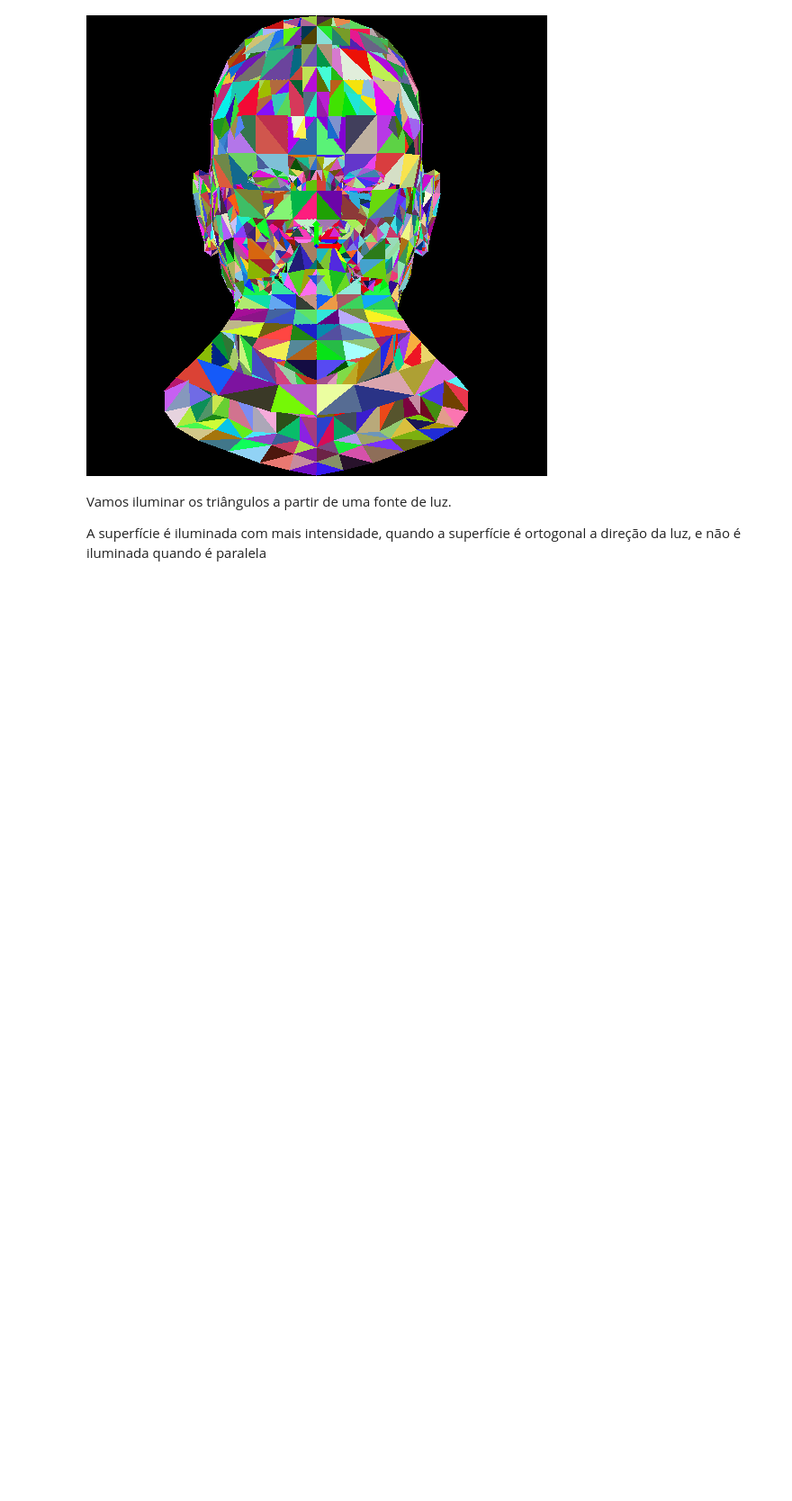
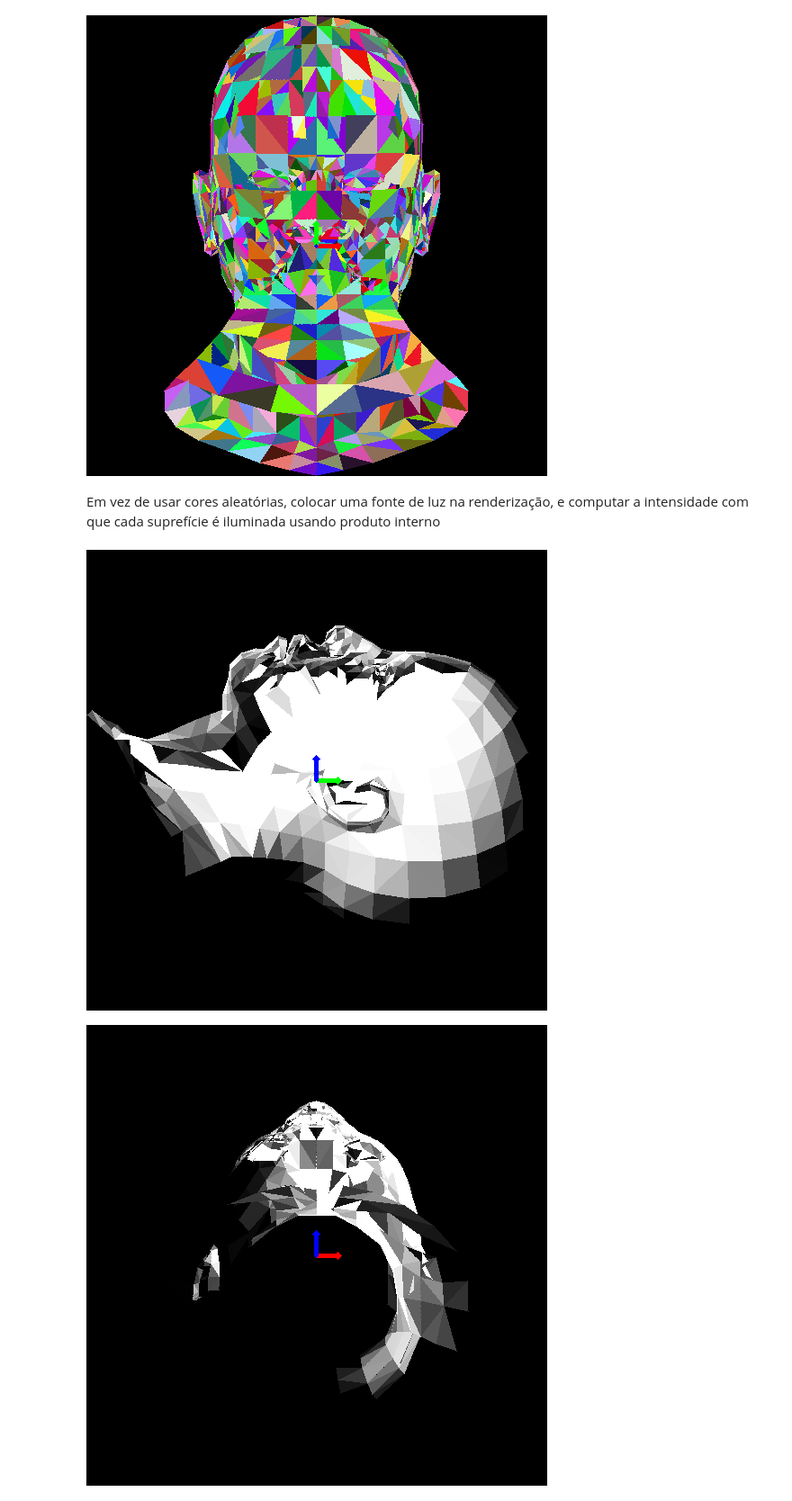
Before and after one commit to Edwolt/TinyRenderer-PythonNotebook, a Jupyter notebook: TinyRenderer.ipynb, the cells around one changed output. Shown at 90% size. Drawn from its saved outputs; the diff is of its cells as text; code cells hidden in the pictures; blank space fills up the shorter version.

Commit message:
Triângulos com sombra

```diff
--- a/TinyRenderer.ipynb
+++ b/TinyRenderer.ipynb
@@ -183,14 +188,31 @@ def produto_externo(u, v):
     x1, y1 = v[:, 0]
     return x0 * y1 - y0 * x1
 
+def norma(u):
+  return sqrt(produto_interno(u, u))
+
+def normalizar(u):
+  return u / norma(u)
+
+
 print(f"produto_interno(criar_vetor(1, 0), criar_vetor(0, 1)) = {produto_interno(criar_vetor(1, 0), criar_vetor(0, 1))}")
 print(f"produto_interno(criar_vetor(1, 2), criar_vetor(2, 4)) = {produto_interno(criar_vetor(1, 2), criar_vetor(2, 4))}")
 print()
+
 print(f"produto_externo(criar_vetor(1, 0), criar_vetor(0, 1)) = {produto_externo(criar_vetor(1, 0), criar_vetor(0, 1))}")
 print(f"produto_externo(criar_vetor(1, 2), criar_vetor(2, 4)) = {produto_externo(criar_vetor(1, 2), criar_vetor(2, 4))}")
 print()
+
 print(f"produto_externo(criar_vetor(1, 0, 0), criar_vetor(0, 1, 0)) = \n{produto_externo(criar_vetor(1, 0, 0), criar_vetor(0, 1, 0))}\n")
 print(f"produto_externo(criar_vetor(1, 2, 3), criar_vetor(2, 4, 6)) = \n{produto_externo(criar_vetor(1, 2, 3), criar_vetor(2, 4, 6))}\n")
+print()
+
+print(f"norma(criar_vetor(1, 0)) = {norma(criar_vetor(1, 0))}")
+print(f"norma(criar_vetor(1, 1)) = {norma(criar_vetor(1, 1))}")
+print()
+
+print(f"normaliza(criar_vetor(1, 0)) = \n{normalizar(criar_vetor(1, 0))}\n")
+print(f"normaliza(criar_vetor(1, 1)) = \n{normalizar(criar_vetor(1, 1))}\n")
 # %% [output]
 produto_interno(criar_vetor(1, 0), criar_vetor(0, 1)) = 0
 produto_interno(criar_vetor(1, 2), criar_vetor(2, 4)) = 10
@@ -922,7 +946,5 @@ for c in "xyz":
 [figure]
 [figure]
 [figure]
-# %% [markdown]
-Vamos iluminar os triângulos a partir de uma fonte de luz.
-
-A superfície é iluminada com mais intensidade, quando a superfície é ortogonal a direção da luz, e não é iluminada quando é paralela
+# %% [markdown]
+Em vez de usar cores aleatórias, colocar uma fonte de luz na renderização, e computar a intensidade com que cada suprefície é iluminada usando produto interno
@@ -928,0 +1000,11 @@ A superfície é iluminada com mais intensidade, quando a superfície é ortogon
+# %%
+modelo = MODELOS["african_head"]
+
+fonte_luz = normalizar(criar_vetor(1, -1, 1))
+for c in "xyz":
+  img = criar_imagem()
+  render_triangulos(img, modelo, fonte_luz, coordenada=c, mostrar_eixos=True)
+  mostrar_imagem(img)
+# %% [output]
+[figure, added]
+[figure, added]
```
Also changed, not shown: parts of 7 cells of this notebook.
